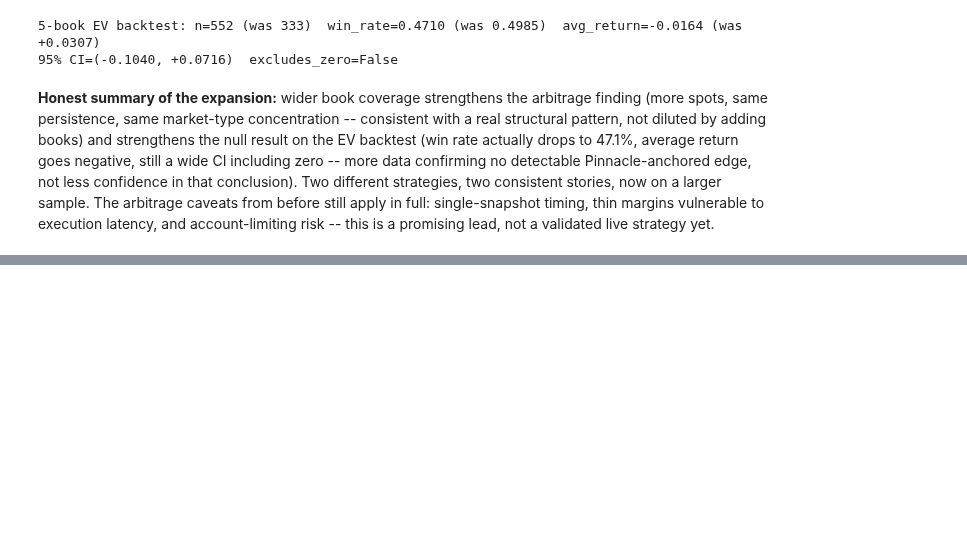
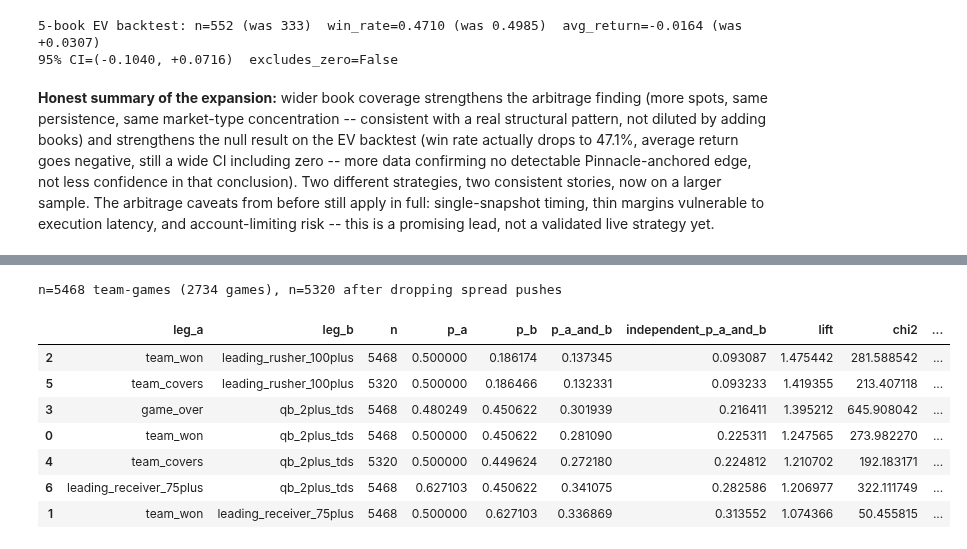
Before and after one commit to rahulr-1006/nfl_2026, a Jupyter notebook: notebooks/model_backtest_results.ipynb, the cells around one changed output, grey strips where cells are left out. Saved outputs shown, nothing was run; the diff lists cells and outputs as text; code cells hidden in the pictures; blank space fills up the shorter version.

```diff
--- a/notebooks/model_backtest_results.ipynb
+++ b/notebooks/model_backtest_results.ipynb
@@ -1345,0 +1413,34 @@ this is a promising lead, not a validated live strategy yet.
+# %%
+from src.backtest.correlated_props import build_team_game_outcomes, measure_leg_correlation
+
+player_stats_all = pd.read_parquet(ROOT / "data" / "static" / "player_stats_2015_2024.parquet")
+team_game = build_team_game_outcomes(schedule, player_stats_all)
+team_game_covers = team_game.dropna(subset=["team_covers"])
+print(f"n={len(team_game)} team-games ({team_game['game_id'].nunique()} games), n={len(team_game_covers)} after dropping spread pushes")
+
+leg_pairs = [
+    ("team_won", "qb_2plus_tds", team_game),
+    ("team_won", "leading_receiver_75plus", team_game),
+    ("team_won", "leading_rusher_100plus", team_game),
+    ("game_over", "qb_2plus_tds", team_game),
+    ("team_covers", "qb_2plus_tds", team_game_covers),
+    ("team_covers", "leading_rusher_100plus", team_game_covers),
+    ("leading_receiver_75plus", "qb_2plus_tds", team_game),
+]
+
+correlation_rows = []
+for leg_a, leg_b, df in leg_pairs:
+    r = measure_leg_correlation(df[leg_a], df[leg_b])
+    correlation_rows.append({"leg_a": leg_a, "leg_b": leg_b, **r})
+correlation_report = pd.DataFrame(correlation_rows).sort_values("lift", ascending=False)
+correlation_report
+# %% [output]
+n=5468 team-games (2734 games), n=5320 after dropping spread pushes
+|  | leg_a | leg_b | n | p_a | p_b | p_a_and_b | independent_p_a_and_b | lift | chi2 | ... |
+| 2 | team_won | leading_rusher_100plus | 5468 | 0.500000 | 0.186174 | 0.137345 | 0.093087 | 1.475442 | 281.588542 | ... |
+| 5 | team_covers | leading_rusher_100plus | 5320 | 0.500000 | 0.186466 | 0.132331 | 0.093233 | 1.419355 | 213.407118 | ... |
+| 3 | game_over | qb_2plus_tds | 5468 | 0.480249 | 0.450622 | 0.301939 | 0.216411 | 1.395212 | 645.908042 | ... |
+| 0 | team_won | qb_2plus_tds | 5468 | 0.500000 | 0.450622 | 0.281090 | 0.225311 | 1.247565 | 273.982270 | ... |
+| 4 | team_covers | qb_2plus_tds | 5320 | 0.500000 | 0.449624 | 0.272180 | 0.224812 | 1.210702 | 192.183171 | ... |
+| 6 | leading_receiver_75plus | qb_2plus_tds | 5468 | 0.627103 | 0.450622 | 0.341075 | 0.282586 | 1.206977 | 322.111749 | ... |
+| 1 | team_won | leading_receiver_75plus | 5468 | 0.500000 | 0.627103 | 0.336869 | 0.313552 | 1.074366 | 50.455815 | ... |
```
Also changed, not shown: parts of 13 cells of this notebook, 8 other files.
